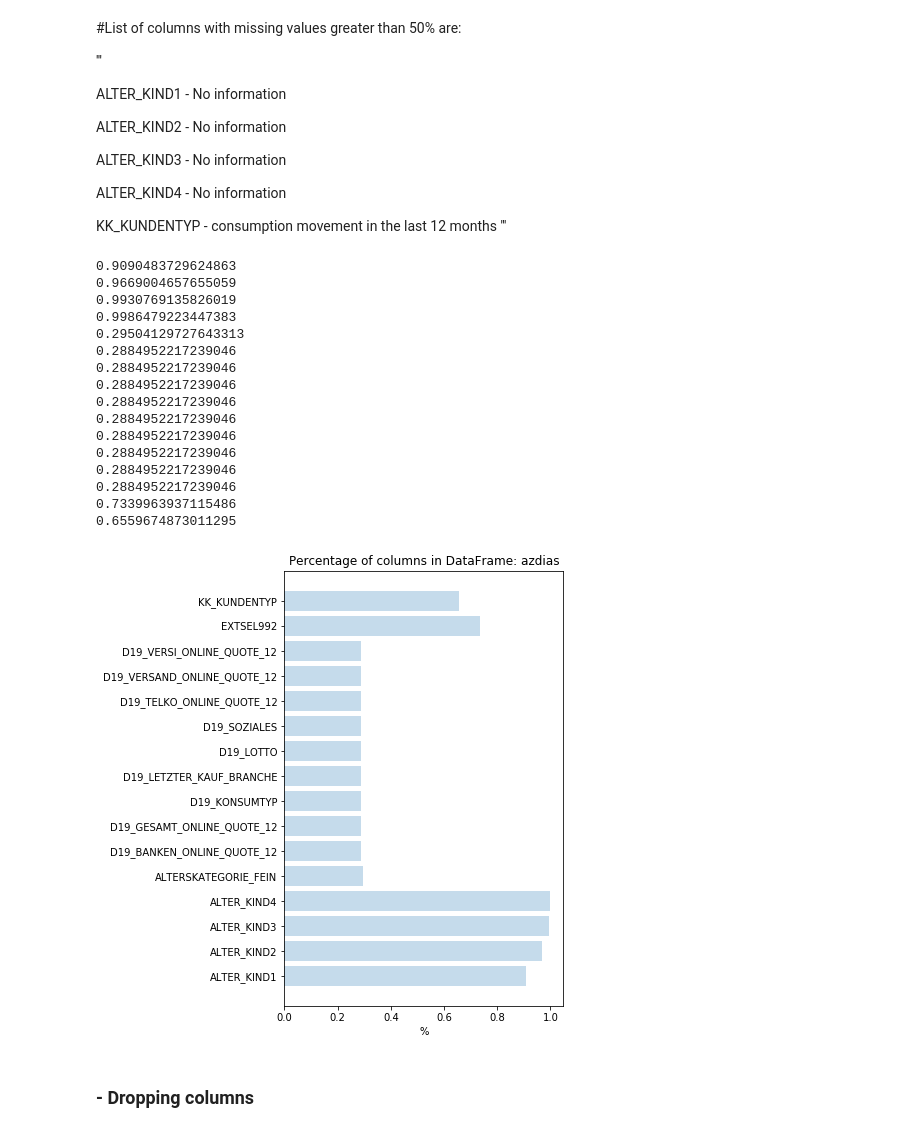
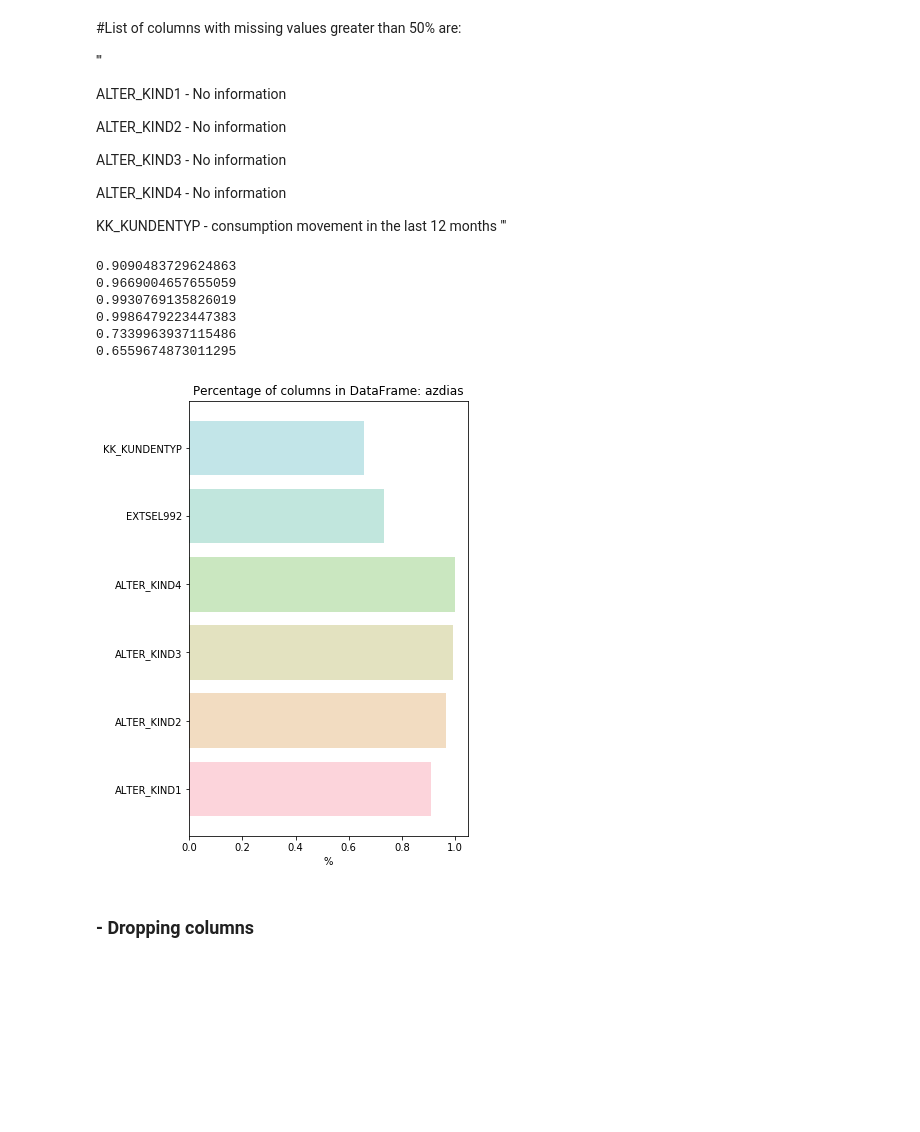
Before and after one commit to olgaferro/Bertelsmann-Arvato-Project, a Jupyter notebook: Arvato Project Workbook.ipynb, the cells around one changed output. Cells and saved outputs as stored; diff of their text form; code cells hidden in the pictures; blank space fills up the shorter version.

```diff
--- a/Arvato Project Workbook.ipynb
+++ b/Arvato Project Workbook.ipynb
@@ -176,7 +177,7 @@ def display_null_columns(df,name,list_nulls,percent) :
 
 
     f, ax = plt.subplots(figsize=(5,8))
-    plt.barh(y_pos, data, align='center', alpha=percent)
+    plt.barh(y_pos, data, align='center', alpha=percent,color = sns.color_palette("husl", 9))
     plt.yticks(y_pos, list_nulls)
     plt.xlabel('%')
     plt.title('Percentage of columns in DataFrame: {}'.format(name))
@@ -261,7 +262,7 @@ sum(azdias.isnull().sum(axis=1))
 33492923
 # %%
 # List of columns with a more than  % nulla
-list_azdias_columns_nulls = find_columns_nulls(azdias,0.26)
+list_azdias_columns_nulls = find_columns_nulls(azdias,0.30)
 
 
 print(list_azdias_columns_nulls)
@@ -285,25 +286,15 @@ KK_KUNDENTYP - consumption movement in the last 12 months
 '''
 # %%
 # showing the number of columns with % nulls
-display_null_columns(azdias,'azdias',list_azdias_columns_nulls,0.26)
+display_null_columns(azdias,'azdias',list_azdias_columns_nulls,0.30)
 # %% [output]
 0.9090483729624863
 0.9669004657655059
 0.9930769135826019
 0.9986479223447383
-0.29504129727643313
-0.2884952217239046
-0.2884952217239046
-0.2884952217239046
-0.2884952217239046
-0.2884952217239046
-0.2884952217239046
-0.2884952217239046
-0.2884952217239046
-0.2884952217239046
 0.7339963937115486
 0.6559674873011295
-[figure, old version]
+[figure, new version]
 # %% [markdown]
 ### - Dropping columns
 # %%
```
Also changed, not shown: parts of 10 cells of this notebook, 1 other file.
